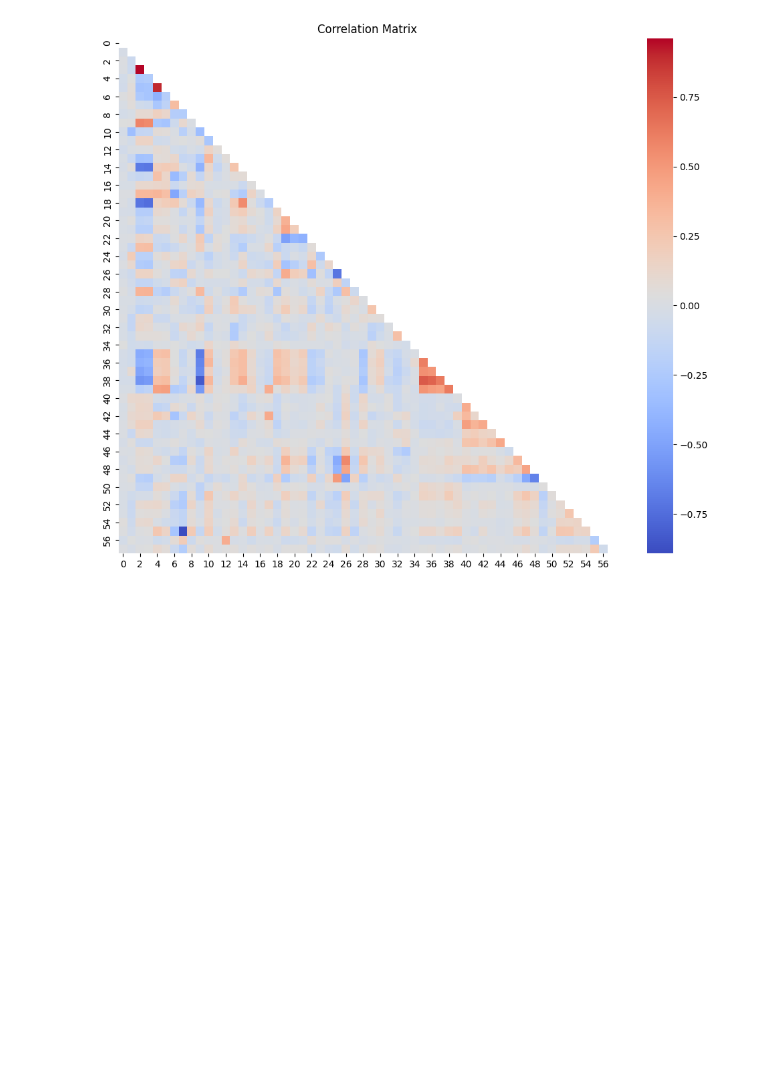
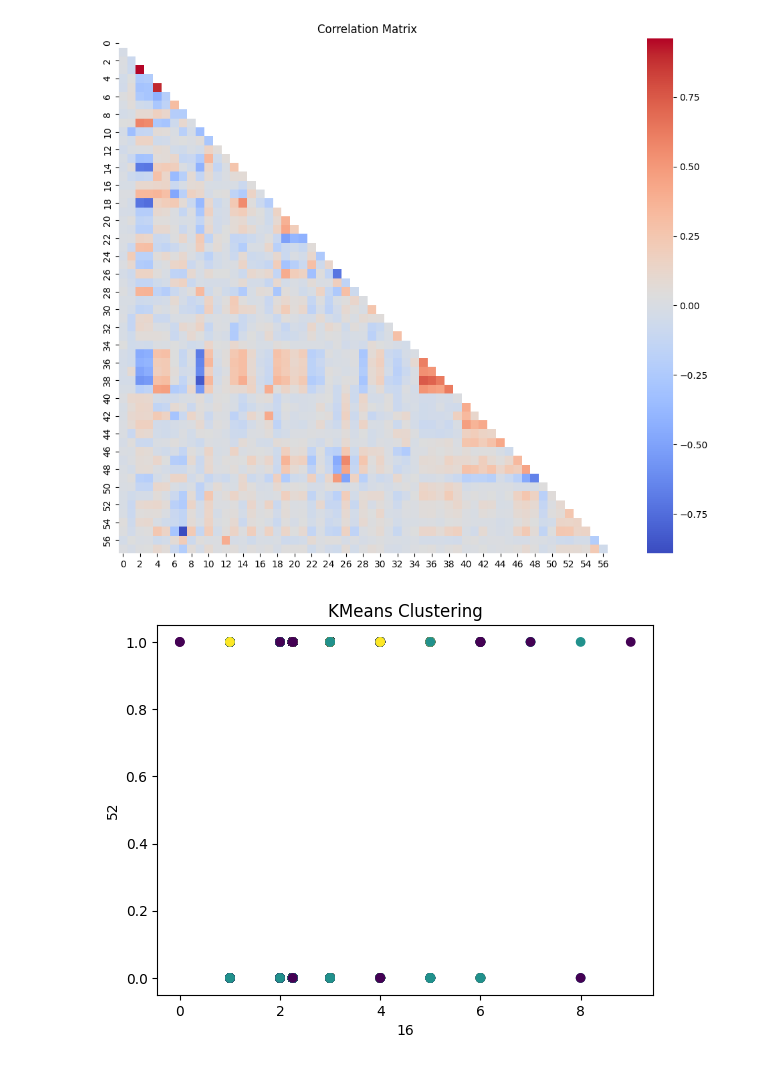
Before and after one commit to martynapiskorz/carn-t, a Jupyter notebook: LISS By wave/Y 20/merged_20.ipynb, the cells around one changed output. Saved outputs shown, nothing was run; the diff lists cells and outputs as text; code cells hidden in the pictures; blank space fills up the shorter version.

```diff
--- a/LISS By wave/Y 20/merged_20.ipynb
+++ b/LISS By wave/Y 20/merged_20.ipynb
@@ -606,3 +606,25 @@ plt.show()
 
 [58 rows x 58 columns]
 [figure]
+# %%
+from sklearn.impute import SimpleImputer
+from sklearn.cluster import KMeans
+import matplotlib.pyplot as plt
+
+# Replace NaN values with the mean of each column
+imputer = SimpleImputer(strategy='mean')
+merged_20_imputed = pd.DataFrame(imputer.fit_transform(merged_20_df), columns=merged_20_df.columns)
+
+#Means for clustering
+n_clusters = 5
+kmeans = KMeans(n_clusters=n_clusters, random_state=42)
+labels = kmeans.fit_predict(merged_20_imputed)
+
+#visualise over first to columns to
+plt.scatter(merged_20_imputed.iloc[:, 16], merged_20_imputed.iloc[:, 52], c=labels, cmap='viridis')
+plt.xlabel(merged_20_imputed.columns[16])
+plt.ylabel(merged_20_imputed.columns[52])
+plt.title('KMeans Clustering')
+plt.show()
+# %% [output]
+[figure, added]
```
Also changed, not shown: parts of 1 cell of this notebook.
